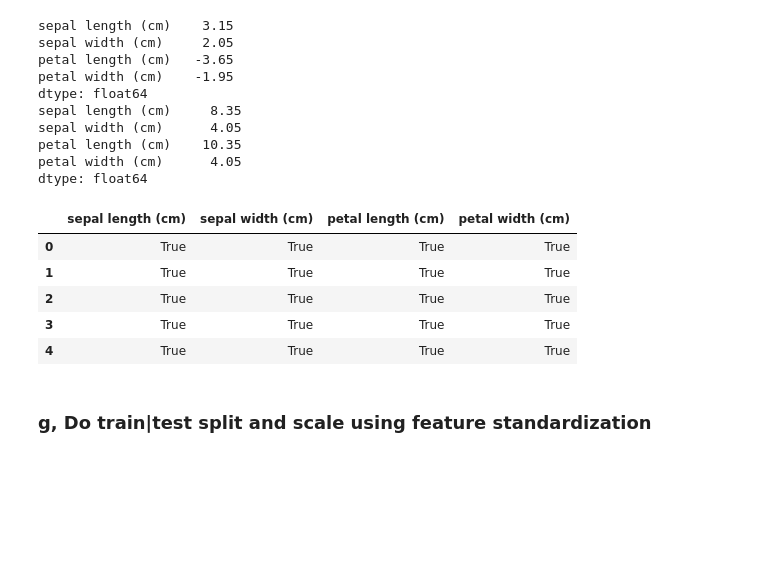
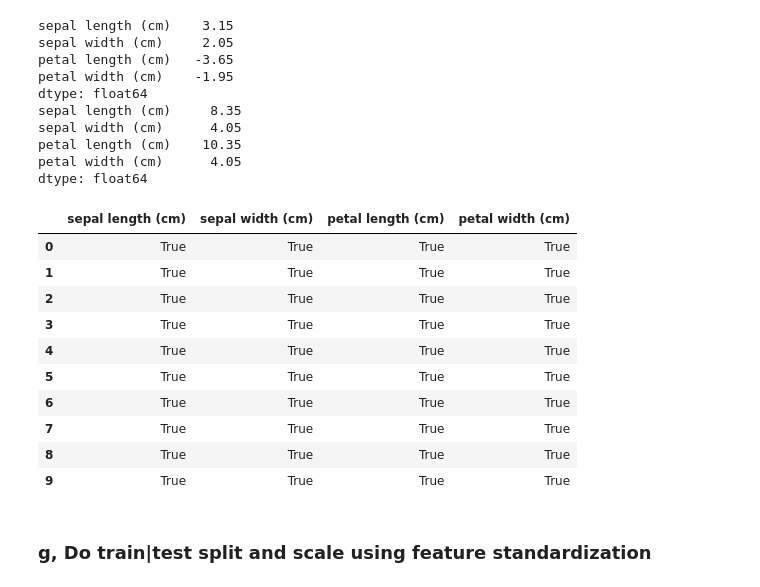
Before and after one commit to SusannaR11/AI_Engineering_OPA24_Susanna_Rokka, a Jupyter notebook: exercises/2_classification/0_iris_flower.ipynb, the cells around one changed output. Saved outputs shown, nothing was run; the diff lists cells and outputs as text; code cells hidden in the pictures; blank space fills up the shorter version.

```diff
--- a/exercises/2_classification/0_iris_flower.ipynb
+++ b/exercises/2_classification/0_iris_flower.ipynb
@@ -90,0 +75,3 @@ iris.data_module
+# %%
+df = pd.DataFrame(iris["data"], columns=iris["feature_names"])
+df.head()
@@ -92,6 +86,3 @@ iris.data_module
 ### b, After initial exploration of dataset, insert into DF
 ### c, Do EDA
 ### d, Make correlation heat map. Explore numbers
-# %%
-df = iris.frame
-df.head()
@@ -120,6 +103,8 @@ memory usage: 6.0 KB
+# %%
+df["target"] = iris.target
 # %%
 # rename the numerical targets in legend
 species_names = {0:"Setosa", 1:"Versicolor", 2:"Virginica"}
-df["Species"] = df["target"].map(species_names)
+df["iris_species"] = df["target"].map(species_names)
 # %%
 # heat map / scatter plot of how the features relate
@@ -198,13 +183,18 @@ dtype: float64
 # %%
 # keep only rows inside bounds:
 inside_bounds = ((df[feature_columns] >= lower) & (df[feature_columns] <= upper))
-inside_bounds.head()
+inside_bounds.head(10)
 # %% [output]
 |  | sepal length (cm) | sepal width (cm) | petal length (cm) | petal width (cm) |
 | 0 | True | True | True | True |
 | 1 | True | True | True | True |
 | 2 | True | True | True | True |
 | 3 | True | True | True | True |
 | 4 | True | True | True | True |
+| 5 | True | True | True | True |
+| 6 | True | True | True | True |
+| 7 | True | True | True | True |
+| 8 | True | True | True | True |
+| 9 | True | True | True | True |
 # %% [markdown]
 ### g, Do train|test split and scale using feature standardization
```
Also changed, not shown: parts of 22 cells of this notebook.
